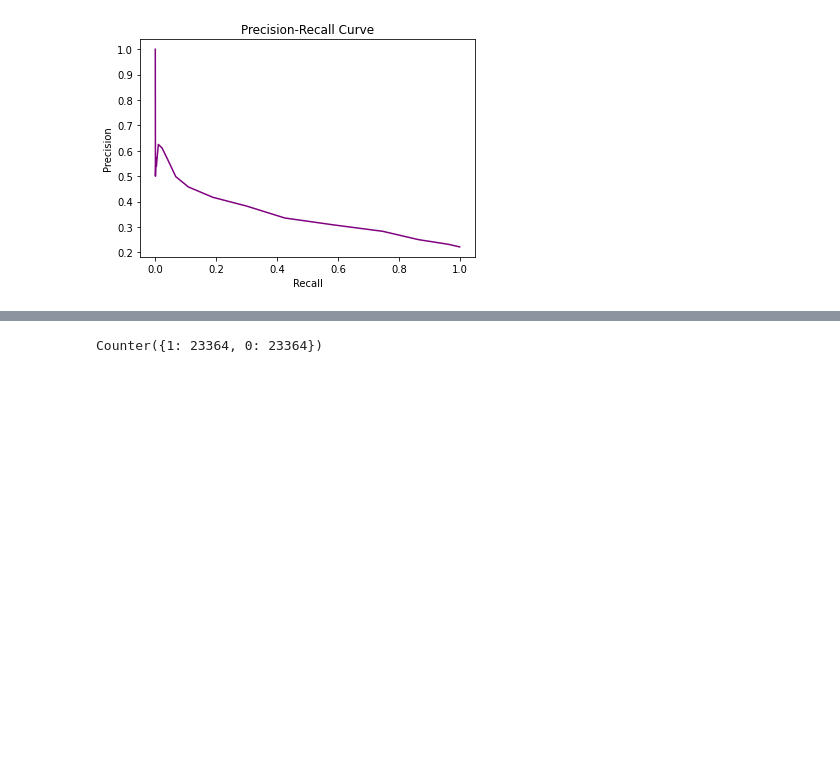
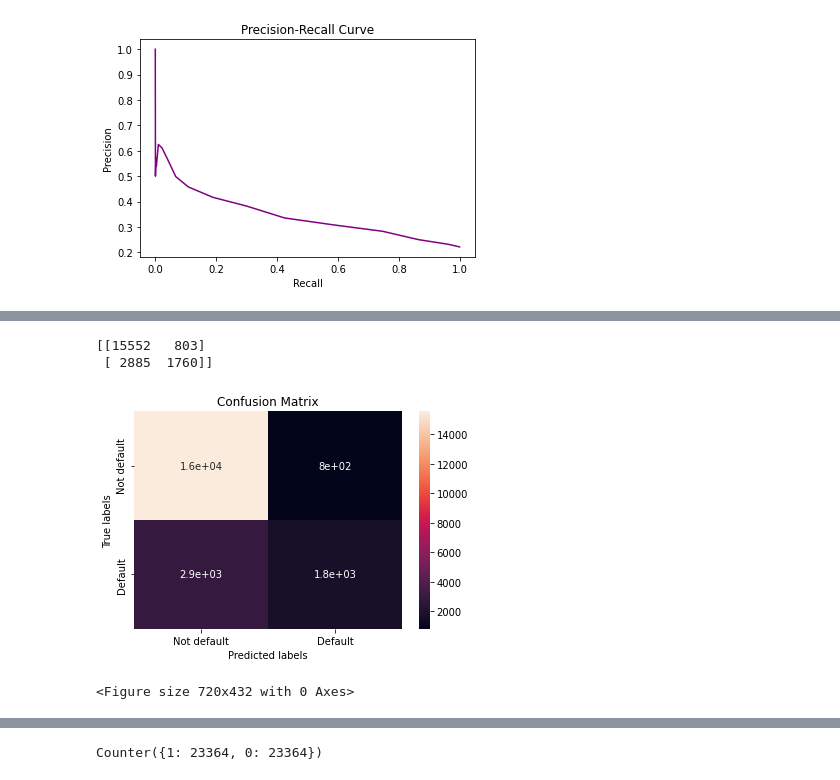
Before and after one commit to shreesha2304/Credit-Card-Default-Prediction, a Jupyter notebook: Credit_Card_Default_Prediction_Capstone_Project.ipynb, the cells around one changed output, grey strips where cells are left out. Cells and saved outputs as stored; diff of their text form; code cells hidden in the pictures; blank space fills up the shorter version.

```diff
--- a/Credit_Card_Default_Prediction_Capstone_Project.ipynb
+++ b/Credit_Card_Default_Prediction_Capstone_Project.ipynb
@@ -967,0 +999,14 @@ pr_curve(y_test, y_score3)
+# %%
+# Choosing different depths
+max_depth = [3,6,9,12]
+
+# Choosing minimum number of samples
+min_samples_split = [2,5,10,20,30]
+
+# Choosing the min samples in leaf
+min_samples_leaf = [1,4,8,16,24]
+
+# Hyperparameters
+parameters = {'max_depth' : max_depth,
+              'min_samples_split' : min_samples_split,
+              'min_samples_leaf' : min_samples_leaf}
@@ -967,0 +1016,4 @@ pr_curve(y_test, y_score3)
+# %%
+classifier_dtr=HalvingGridSearchCV(dtc,parameters,cv=5,scoring='r2',n_jobs=-1)
+# %%
+classifier_dtr.fit(X_train,y_train)
@@ -967,0 +1026,3 @@ pr_curve(y_test, y_score3)
+# %%
+y_pred_train_dtr=classifier_dtr.predict(X_train)
+y_pred_test_dtr=classifier_dtr.predict(X_test)
@@ -967,0 +1048,7 @@ pr_curve(y_test, y_score3)
+# %%
+confusion_plot(y_train,y_pred_train_dtr)
+# %% [output]
+[[15552   803]
+ [ 2885  1760]]
+[figure, added]
+<Figure size 720x432 with 0 Axes>
```
Also changed, not shown: parts of 27 cells of this notebook.
